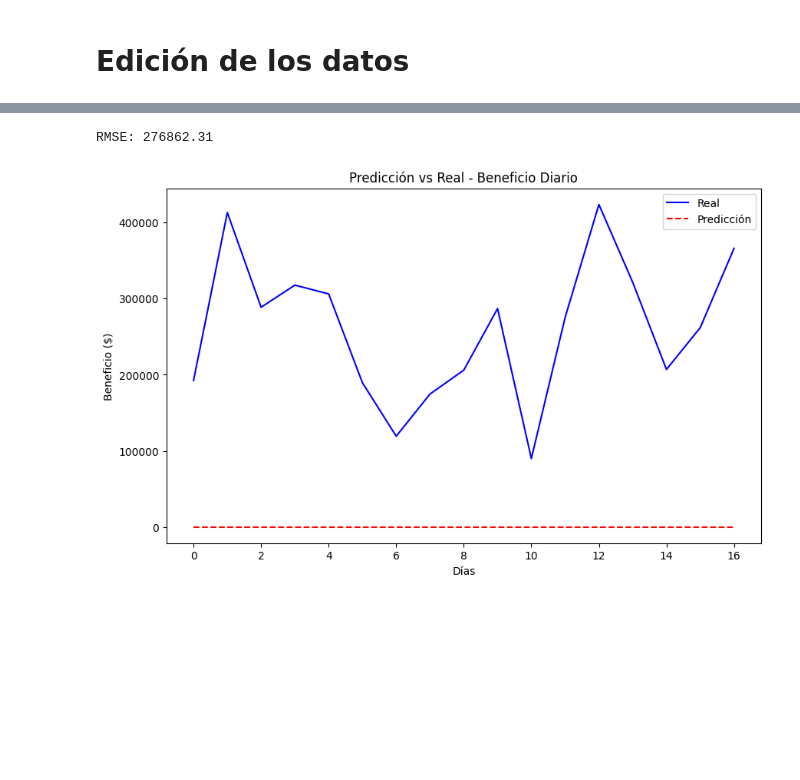
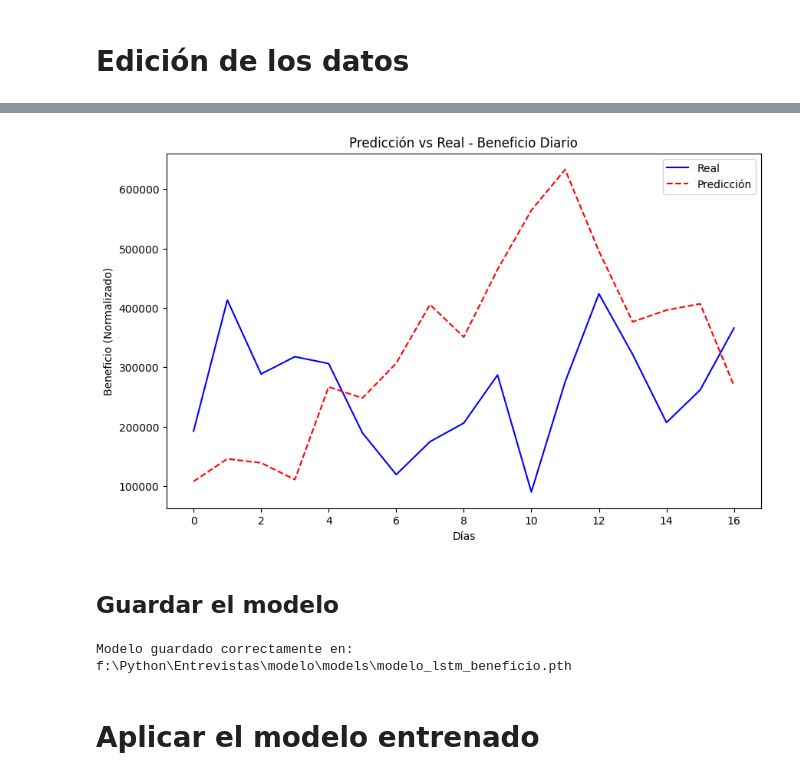
Before and after one commit to Vikorimperator/Retail_Modelo, a Jupyter notebook: 3.modelo_ML.ipynb, the cells around one changed output, grey strips where cells are left out. Drawn from its saved outputs; the diff is of its cells as text; code cells hidden in the pictures; blank space fills up the shorter version.

```diff
--- a/3.modelo_ML.ipynb
+++ b/3.modelo_ML.ipynb
@@ -233,0 +161,11 @@ model = LSTMModel(input_size, hidden_size, num_layers).to(device)
+# %%
+# Configurar modelo
+input_size = X_train.shape[2]  # Número de características
+hidden_size = 50
+num_layers = 2
+
+# Comprobacion de uso de CUDA o CPU
+device = comprobar_dispositivo()
+
+# Instanciar el modelo
+model = LSTMModel(input_size, hidden_size, num_layers, device).to(device)
@@ -234,10 +176,10 @@ model = LSTMModel(input_size, hidden_size, num_layers).to(device)
 # %%
-# Definir función de pérdida y optimizador
+# Configurar función de pérdida y optimizador
 criterion = nn.MSELoss()
-optimizer = torch.optim.Adam(model.parameters(), lr=0.01)
+optimizer = torch.optim.Adam(model.parameters(), lr=0.001)
 
 # Entrenar el modelo
-epochs = 100
+epochs = 1000
 for epoch in range(epochs):
     model.train()
     X_train, y_train = X_train.to(device), y_train.to(device)
@@ -255,27 +213,46 @@ RuntimeError: The size of tensor a (67) must match the size of tensor b (134) at
 # %%
-# Asegurarnos de que los datos estén en formato de tensores
-X_test = torch.tensor(X_test, dtype=torch.float32).to(device)
-y_test = torch.tensor(y_test, dtype=torch.float32).view(-1, 1).to(device)
-
 # Evaluar el modelo
 model.eval()
 with torch.no_grad():
     X_test, y_test = X_test.to(device), y_test.to(device)
     predictions = model(X_test).cpu().numpy()
     y_test = y_test.cpu().numpy()
-
-rmse = root_mean_squared_error(y_test, predictions)
-print(f"RMSE: {rmse:.2f}")
-# %% [output]
-RMSE: 276862.31
+# %%
+# Asegúrate de que las predicciones tienen la forma (n, 1)
+predictions = predictions.reshape(-1, 1)
+
+# Invertir la normalización de las predicciones
+predictions_originales = scaler_beneficio.inverse_transform(predictions)
+
+# Desnormalizar los valores reales para comparación
+y_test = y_test.reshape(-1, 1)
+y_test_originales = scaler_beneficio.inverse_transform(y_test)
 # %%
+# Verificamos la prediccion contra el valor real
 plt.figure(figsize=(10, 6))
-plt.plot(y_test, label="Real", color="blue")
-plt.plot(predictions, label="Predicción", color="red", linestyle="--")
+plt.plot(y_test_originales, label="Real", color="blue")
+plt.plot(predictions_originales, label="Predicción", color="red", linestyle="--")
 plt.title("Predicción vs Real - Beneficio Diario")
 plt.xlabel("Días")
-plt.ylabel("Beneficio ($)")
+plt.ylabel("Beneficio (Normalizado)")
 plt.legend()
 plt.show()
 # %% [output]
-[figure, old version]
+[figure, new version]
+# %% [markdown]
+## Guardar el modelo
+# %%
+# Definir la ruta de la carpeta 'models'
+models_dir = os.path.join(os.getcwd(), "models")
+os.makedirs(models_dir, exist_ok=True)
+
+# Ruta completa para guardar el modelo
+model_path = os.path.join(models_dir, "modelo_lstm_beneficio.pth")
+
+# Guardar el modelo entrenado
+torch.save(model.state_dict(), model_path)
+print(f"Modelo guardado correctamente en: {model_path}")
+# %% [output]
+Modelo guardado correctamente en: f:\Python\Entrevistas\modelo\models\modelo_lstm_beneficio.pth
+# %% [markdown]
+# Aplicar el modelo entrenado
```
Also changed, not shown: parts of 21 cells of this notebook.
